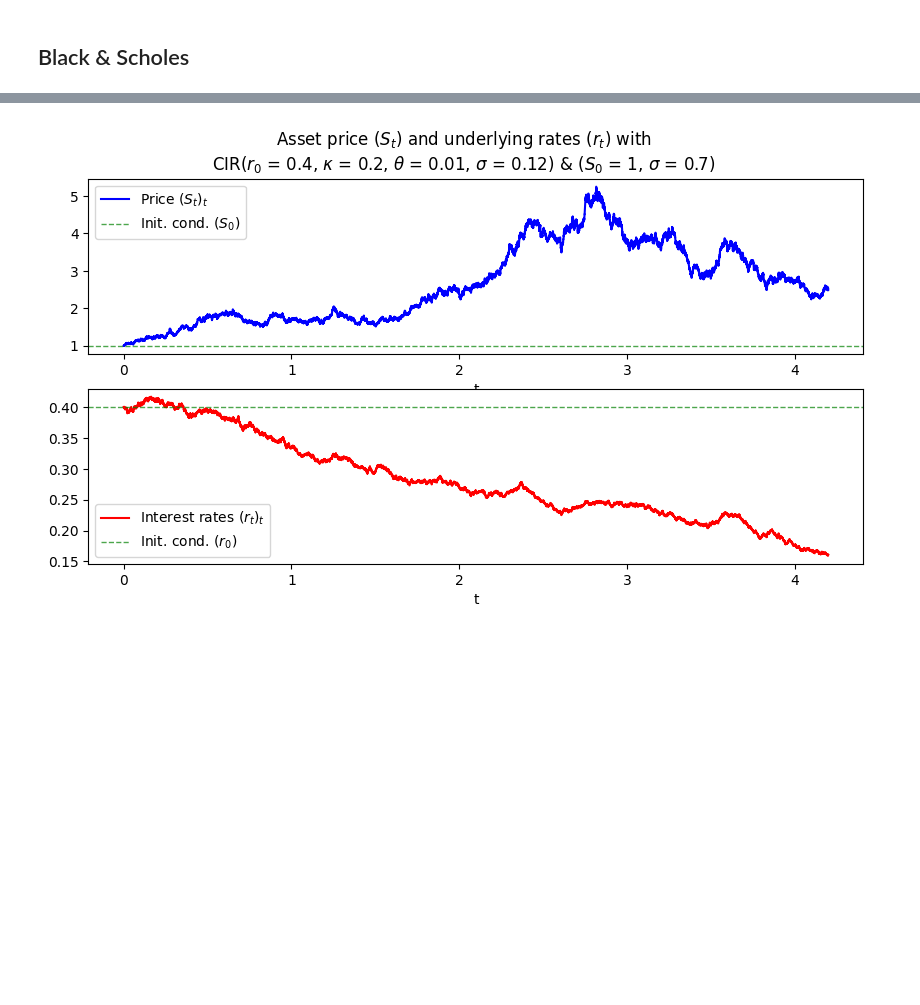
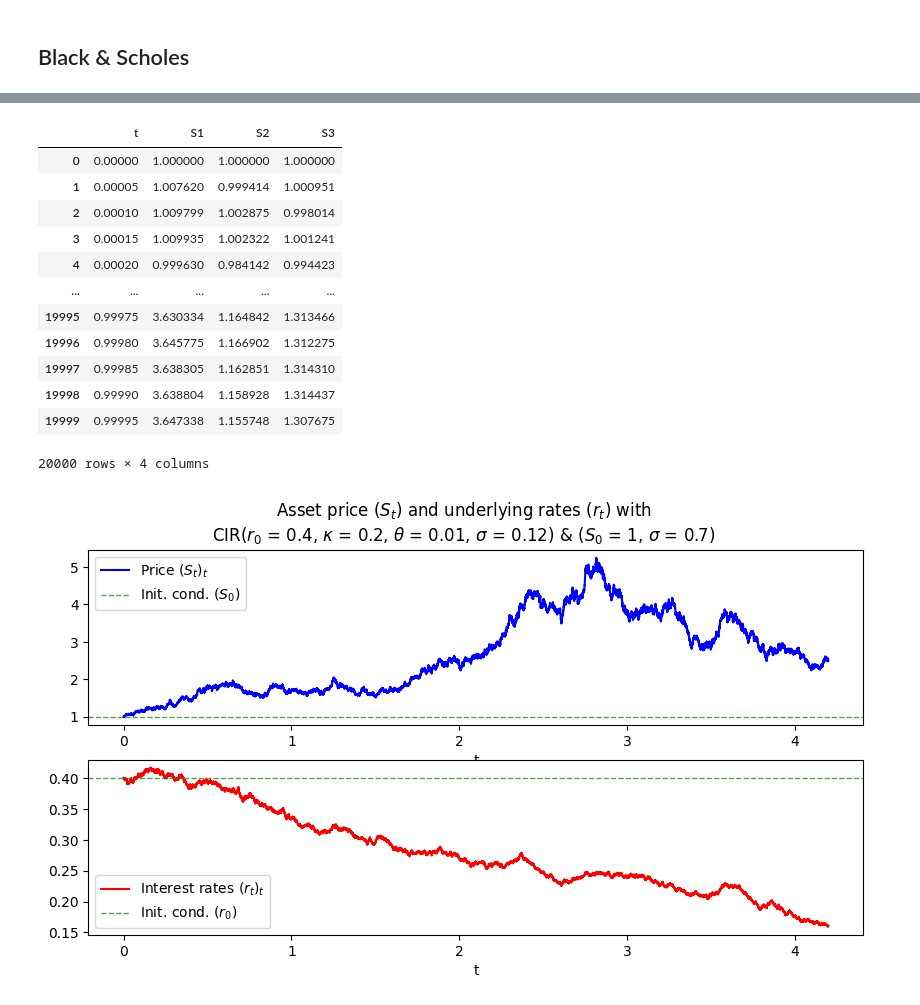
Before and after one commit to lcsrodriguez/CuttingEdge-Milliman, a Jupyter notebook: notebooks/equity_models.ipynb, the cells around one changed output, grey strips where cells are left out. Cells and saved outputs as stored; diff of their text form; code cells hidden in the pictures; blank space fills up the shorter version.

```diff
--- a/notebooks/equity_models.ipynb
+++ b/notebooks/equity_models.ipynb
@@ -85,3 +101,21 @@ df.head()
+# %%
+# Simulation of several trajectories
+M_ = 3
+Utils.cast_df(np.array(model.simulate_paths(M=M_)).T, columns = ["t"] + [f"S{k}" for k in range(1, M_ + 1)] )
+# %% [output]
+|  | t | S1 | S2 | S3 |
+| 0 | 0.00000 | 1.000000 | 1.000000 | 1.000000 |
+| 1 | 0.00005 | 1.007620 | 0.999414 | 1.000951 |
+| 2 | 0.00010 | 1.009799 | 1.002875 | 0.998014 |
+| 3 | 0.00015 | 1.009935 | 1.002322 | 1.001241 |
+| 4 | 0.00020 | 0.999630 | 0.984142 | 0.994423 |
+| ... | ... | ... | ... | ... |
+| 19995 | 0.99975 | 3.630334 | 1.164842 | 1.313466 |
+| 19996 | 0.99980 | 3.645775 | 1.166902 | 1.312275 |
+| 19997 | 0.99985 | 3.638305 | 1.162851 | 1.314310 |
+| 19998 | 0.99990 | 3.638804 | 1.158928 | 1.314437 |
+| 19999 | 0.99995 | 3.647338 | 1.155748 | 1.307675 |
+20000 rows × 4 columns
 # %%
 # Plotting the asset price and the interest rates evolution over time
 _, axes = plt.subplots(nrows=2, ncols=1)
```
Also changed, not shown: parts of 6 cells of this notebook, 4 other files.
